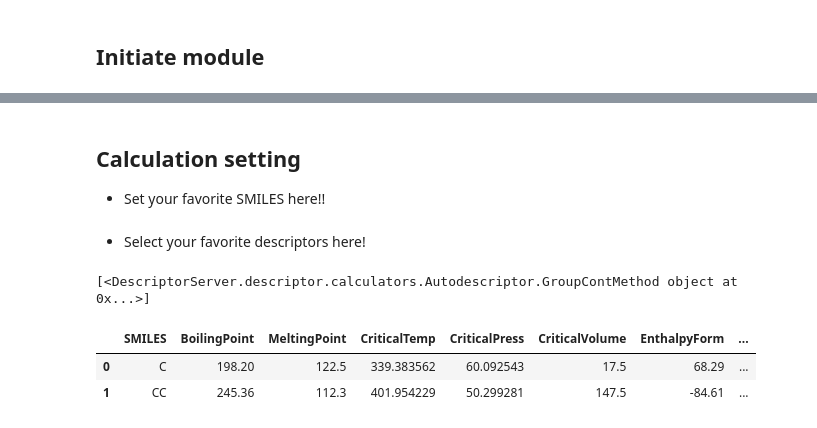
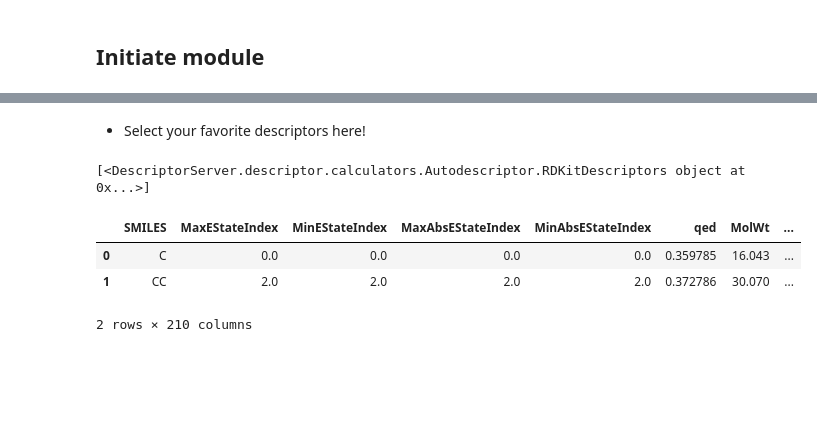
Before and after one commit to KanHatakeyama/DescriptorServer, a Jupyter notebook: DescriptorServer.ipynb, the cells around one changed output, grey strips where cells are left out. Saved outputs shown, nothing was run; the diff lists cells and outputs as text; code cells hidden in the pictures; blank space fills up the shorter version.

```diff
--- a/DescriptorServer.ipynb
+++ b/DescriptorServer.ipynb
@@ -42,4 +51 @@ Requirement already satisfied: six==1.* in /usr/local/lib/python3.7/site-package
 WARNING: Running pip as the 'root' user can result in broken permissions and conflicting behaviour with the system package manager. It is recommended to use a virtual environment instead: https://pip. ...
-# %% [markdown]
-## Calculation setting
-- Set your favorite SMILES here!!
@@ -51,30 +52,33 @@ CC
 # %% [markdown]
 - Select your favorite descriptors here!
 # %%
-rdkit = False #@param {type:"boolean"}
+rdkit = True #@param {type:"boolean"}
 avalonFP = False #@param {type:"boolean"}
 mordred2d = False #@param {type:"boolean"}
-JR = True #@param {type:"boolean"}
+JR = False #@param {type:"boolean"}
+
 
 descriptor_algorithms=[]
 if rdkit:
   descriptor_algorithms.append(RDKitDescriptors())
 if avalonFP:
   descriptor_algorithms.append(Fingerprint())
 if mordred2d:
   descriptor_algorithms.append(MordredDescriptor())
 if JR:
   descriptor_algorithms.append( GroupContMethod())
 
+
 print(descriptor_algorithms)
 calculator=AutoDescriptor(calculators=descriptor_algorithms)
 df=calculator(smiles_list.split())
 df
 # %% [output]
-[<DescriptorServer.descriptor.calculators.Autodescriptor.GroupContMethod object at 0x...>]
+[<DescriptorServer.descriptor.calculators.Autodescriptor.RDKitDescriptors object at 0x...>]
-|  | SMILES | BoilingPoint | MeltingPoint | CriticalTemp | CriticalPress | CriticalVolume | EnthalpyForm | ... |
-| 0 | C | 198.20 | 122.5 | 339.383562 | 60.092543 | 17.5 | 68.29 | ... |
-| 1 | CC | 245.36 | 112.3 | 401.954229 | 50.299281 | 147.5 | -84.61 | ... |
+|  | SMILES | MaxEStateIndex | MinEStateIndex | MaxAbsEStateIndex | MinAbsEStateIndex | qed | MolWt | ... |
+| 0 | C | 0.0 | 0.0 | 0.0 | 0.0 | 0.359785 | 16.043 | ... |
+| 1 | CC | 2.0 | 2.0 | 2.0 | 2.0 | 0.372786 | 30.070 | ... |
+2 rows × 210 columns
 # %%
 # download results
 from google.colab import files
```
Also changed, not shown: parts of 4 cells of this notebook.
